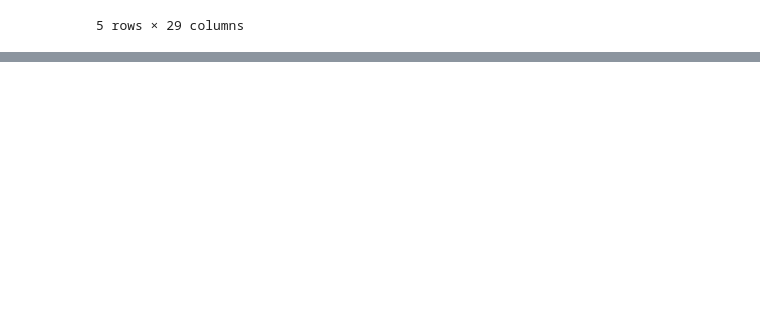
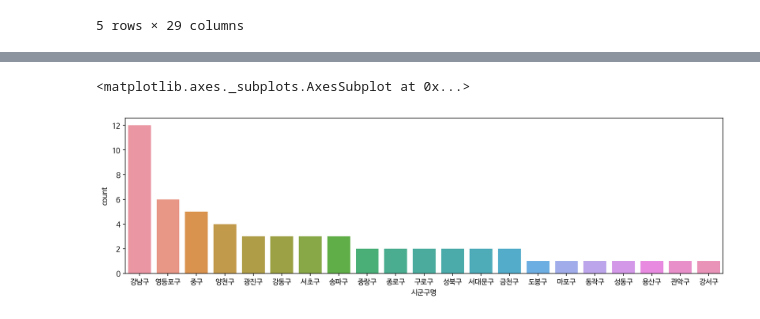
Before and after one commit to JaeHong-Park987/studying, a Jupyter notebook: 2주차/서울 종합병원 분포 확인하기.ipynb, the cells around one changed output, grey strips where cells are left out. Drawn from its saved outputs; the diff is of its cells as text; code cells hidden in the pictures; blank space fills up the shorter version.

```diff
--- a/2주차/서울 종합병원 분포 확인하기.ipynb
+++ b/2주차/서울 종합병원 분포 확인하기.ipynb
@@ -634,0 +789,8 @@ df_seoul_drug.head()
+# %%
+# 시군구명에 따라 종합병원의 숫자를 countplot으로 그리기
+# order = df_seoul_hospital["시군구명"].value_counts().index : 수가 많은 순으로 정렬
+plt.figure(figsize=(15,4))
+sns.countplot(data=df_seoul_hospital, x="시군구명", order = df_seoul_hospital["시군구명"].value_counts().index)
+# %% [output]
+<matplotlib.axes._subplots.AxesSubplot at 0x...>
+[figure, added]
```
Also changed, not shown: parts of 29 cells of this notebook.
